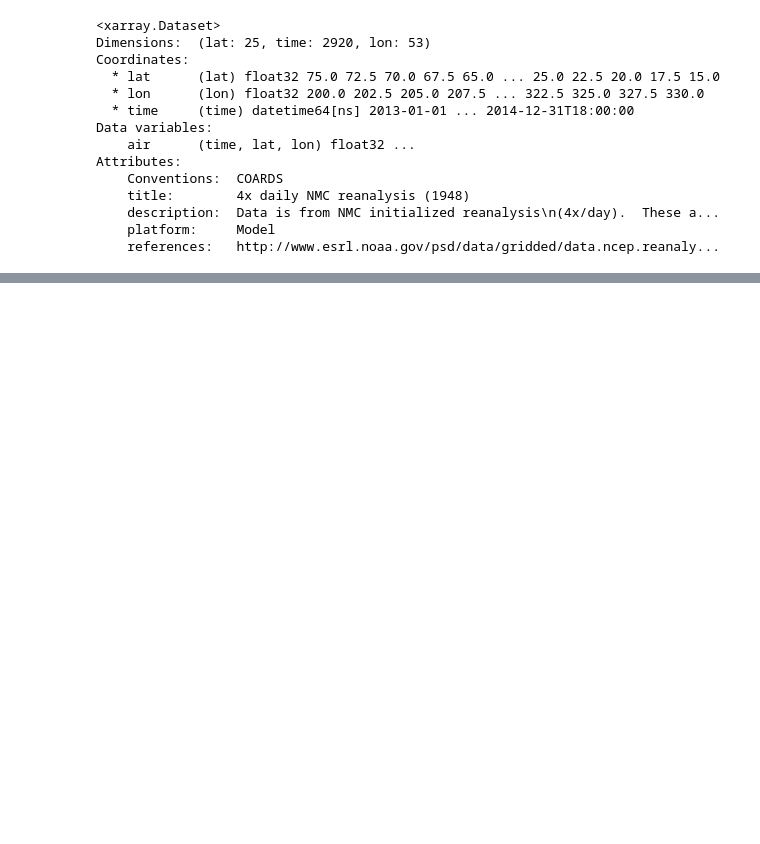
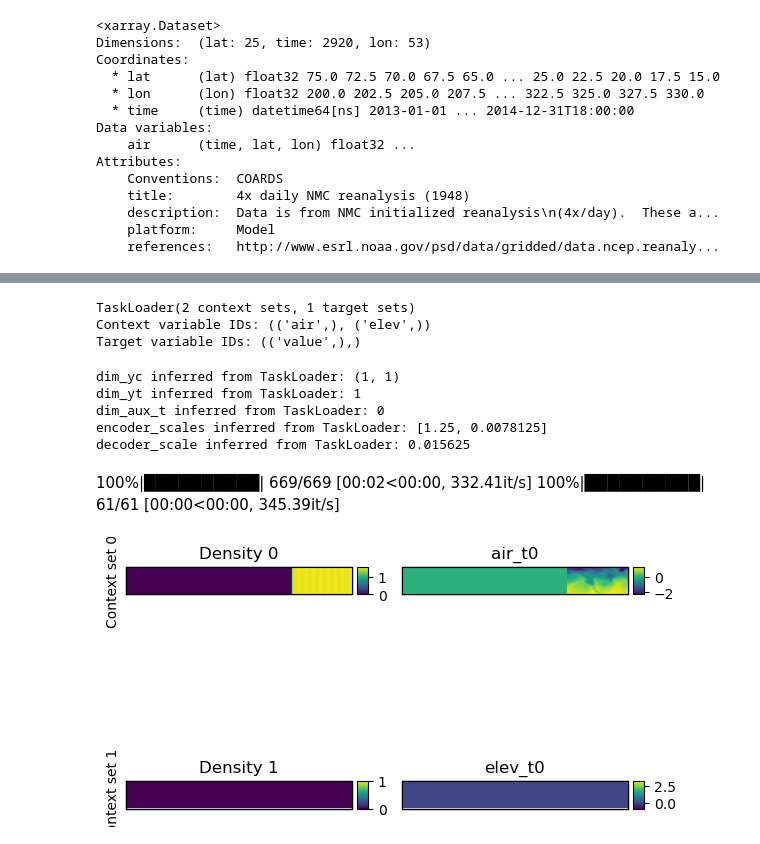
Before and after one commit to tom-andersson/deepsensor_gallery, a Jupyter notebook: demonstrators/temperature_downscaling.ipynb, the cells around one changed output, grey strips where cells are left out. Cells and saved outputs as stored; diff of their text form; code cells hidden in the pictures; blank space fills up the shorter version.

```diff
--- a/demonstrators/temperature_downscaling.ipynb
+++ b/demonstrators/temperature_downscaling.ipynb
@@ -194,0 +217,6 @@ IndexError: index 3 is out of bounds for axis 0 with size 3
+# %%
+from deepsensor.data.processor import DataProcessor
+
+data_processor = DataProcessor(x1_name="lat", x2_name="lon")
+era5_ds, station_df, aux_station_elev_df  = data_processor([ds_gridded, all_raw_station_grouped.value,all_raw_station_grouped.elev])
+print(data_processor)
@@ -194,0 +237,21 @@ IndexError: index 3 is out of bounds for axis 0 with size 3
+# %%
+from deepsensor.data.loader import TaskLoader
+
+task_loader = TaskLoader(context=[era5_ds, aux_station_elev_df], target=station_df)
+task_loader.load_dask()
+print(task_loader)
+# %% [output]
+TaskLoader(2 context sets, 1 target sets)
+Context variable IDs: (('air',), ('elev',))
+Target variable IDs: (('value',),)
+# %%
+import deepsensor.torch
+from deepsensor.model.convnp import ConvNP
+
+model = ConvNP(data_processor, task_loader, unet_channels=(32,)*4, points_per_unit=64, likelihood="gnp")
+# %% [output]
+dim_yc inferred from TaskLoader: (1, 1)
+dim_yt inferred from TaskLoader: 1
+dim_aux_t inferred from TaskLoader: 0
+encoder_scales inferred from TaskLoader: [1.25, 0.0078125]
+decoder_scale inferred from TaskLoader: 0.015625
@@ -194,0 +260,21 @@ IndexError: index 3 is out of bounds for axis 0 with size 3
+# %%
+# from tqdm import tqdm
+train_tasks = []
+train_dates = pd.date_range("2013-01-01", "2014-10-31")
+val_dates = pd.date_range("2014-11-01", "2014-12-31")
+
+for date in tqdm(train_dates):
+    task = task_loader(date, context_sampling="all", target_sampling="all")
+    train_tasks.append(task)
+
+val_tasks = []
+for date in tqdm(val_dates):
+    task = task_loader(date, context_sampling="all", target_sampling="all")
+    val_tasks.append(task)
+# %% [markdown]
+100%|██████████| 669/669 [00:02<00:00, 332.41it/s]
+100%|██████████| 61/61 [00:00<00:00, 345.39it/s]
+# %%
+fig = deepsensor.plot.context_encoding(model, val_tasks[2], task_loader)
+# %% [output]
+[figure, added]
```
Also changed, not shown: parts of 21 cells of this notebook, 1 other file.
